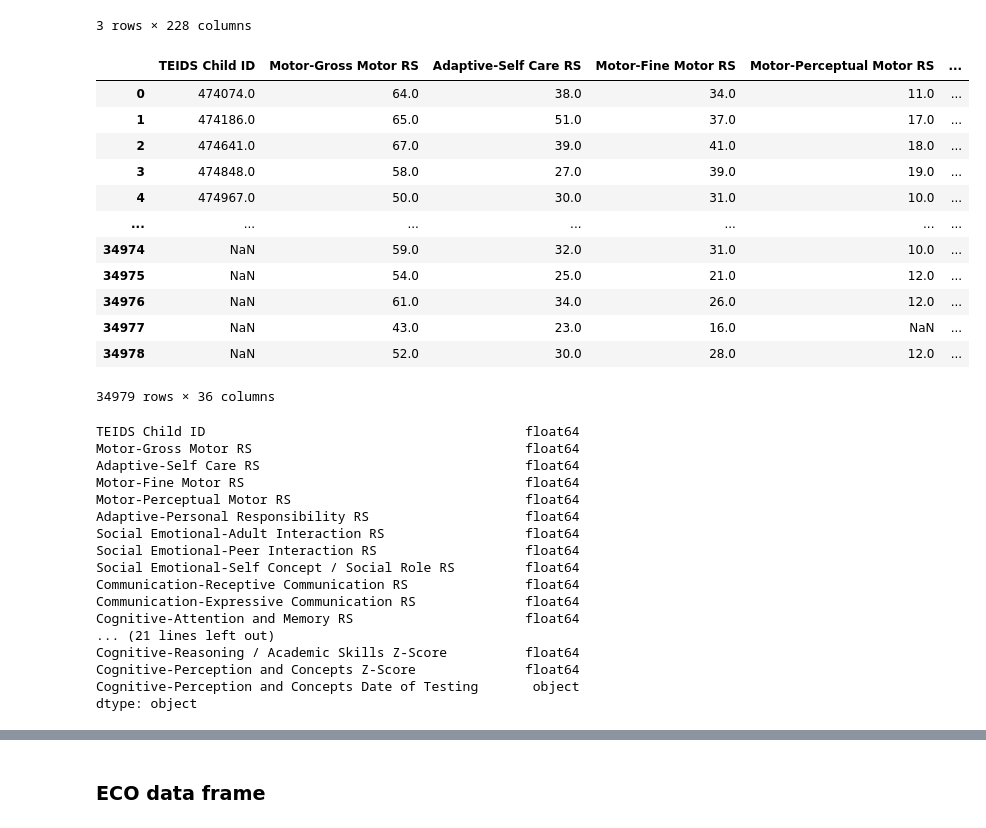
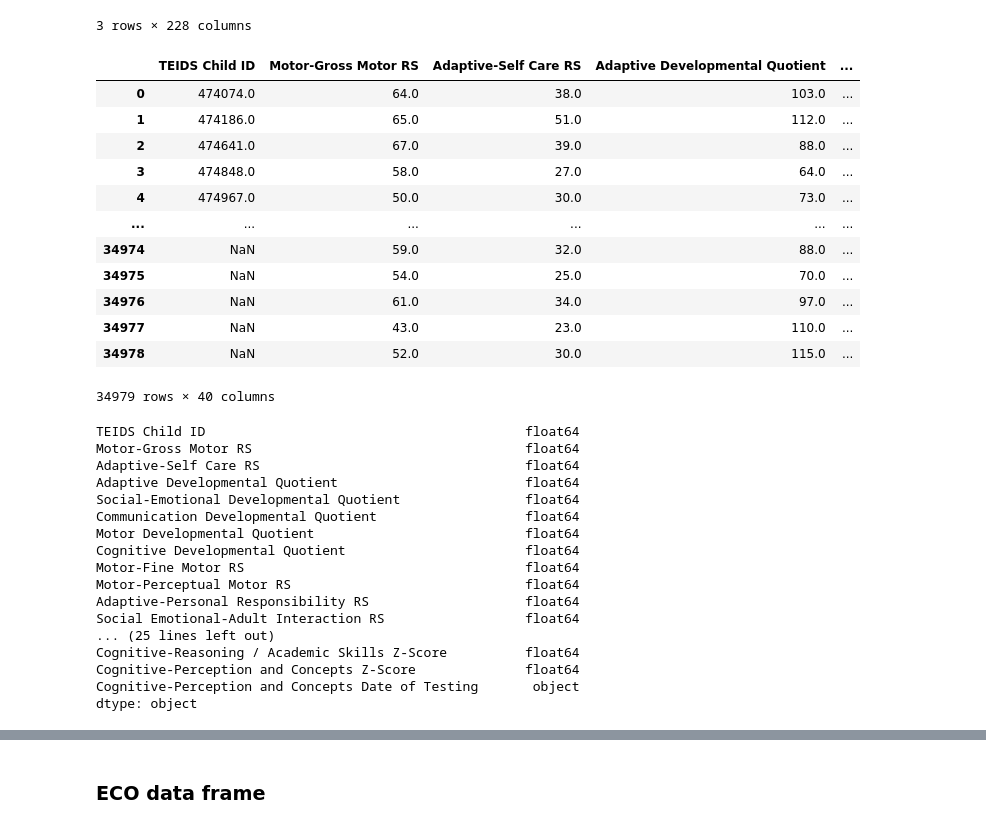
Before and after one commit to NSS-Data-Analytics-Cohort-13/teis-v-veena, a Jupyter notebook: notebook/teis_praveena_notebook.ipynb, the cells around one changed output, grey strips where cells are left out. Saved outputs shown, nothing was run; the diff lists cells and outputs as text; code cells hidden in the pictures.

```diff
--- a/notebook/teis_praveena_notebook.ipynb
+++ b/notebook/teis_praveena_notebook.ipynb
@@ -129,39 +136,39 @@ df_bdi3.head(3)
 | 2 | NaN | NaN | NaN | NaN | NaN | Tennessee Early Intervention Sys | ... |
 3 rows × 228 columns
 # %%
-bdi3_new_columns = df_bdi3[['TEIDS Child ID','Motor-Gross Motor RS', 'Adaptive-Self Care RS', 'Motor-Fine Motor RS', 'Motor-Perceptual Motor RS', 'Adaptive-Personal Responsibility RS', 'Social Emotional-Adult Interaction RS', 'Social Emotional-Peer Interaction RS','Social Emotional-Self Concept / Social Role RS','Communication-Receptive Communication RS','Communication-Expressive Communication RS','Cognitive-Attention and Memory RS','Cognitive-Reasoning / Academic Skills RS','Cognitive-Perception and Concepts RS', 'TEIDS Child ID', 'Motor-Fine Motor Date of Testing', 'BDI-3 Total Developmental Quotient', 'Adaptive Z-Score', 'Social-Emotional Z-Score', 'Communication Z-Score', 'Motor Z-Score', 'Cognitive Z-Score', 'Adaptive-Self Care Z-Score', 'Adaptive-Personal Responsibility Z-Score', 'Social Emotional-Adult Interaction Z-Score', 'Social Emotional-Peer Interaction Z-Score', 'Social Emotional-Self Concept / Social Role Z-Score', 'Communication-Receptive Communication Z-Score', 'Communication-Expressive Communication Z-Score', 'Motor-Gross Motor Z-Score', 'Motor-Fine Motor Z-Score', 'Motor-Perceptual Motor Z-Score', 'Cognitive-Attention and Memory Z-Score', 'Cognitive-Reasoning / Academic Skills Z-Score', 'Cognitive-Perception and Concepts Z-Score', 'Cognitive-Perception and Concepts Date of Testing']]
+bdi3_new_columns = df_bdi3[['TEIDS Child ID','Motor-Gross Motor RS', 'Adaptive-Self Care RS','Adaptive Developmental Quotient','Social-Emotional Developmental Quotient','Communication Developmental Quotient','Motor Developmental Quotient','Cognitive Developmental Quotient','Motor-Fine Motor RS', 'Motor-Perceptual Motor RS', 'Adaptive-Personal Responsibility RS', 'Social Emotional-Adult Interaction RS', 'Social Emotional-Peer Interaction RS','Social Emotional-Self Concept / Social Role RS','Communication-Receptive Communication RS','Communication-Expressive Communication RS','Cognitive-Attention and Memory RS','Cognitive-Reasoning / Academic Skills RS','Cognitive-Perception and Concepts RS', 'Motor-Fine Motor Date of Testing', 'BDI-3 Total Developmental Quotient', 'Adaptive Z-Score', 'Social-Emotional Z-Score', 'Communication Z-Score', 'Motor Z-Score', 'Cognitive Z-Score', 'Adaptive-Self Care Z-Score', 'Adaptive-Personal Responsibility Z-Score', 'Social Emotional-Adult Interaction Z-Score', 'Social Emotional-Peer Interaction Z-Score', 'Social Emotional-Self Concept / Social Role Z-Score', 'Communication-Receptive Communication Z-Score', 'Communication-Expressive Communication Z-Score', 'Motor-Gross Motor Z-Score', 'Motor-Fine Motor Z-Score', 'Motor-Perceptual Motor Z-Score', 'Cognitive-Attention and Memory Z-Score', 'Cognitive-Reasoning / Academic Skills Z-Score', 'Cognitive-Perception and Concepts Z-Score', 'Cognitive-Perception and Concepts Date of Testing']]
 bdi3_new_columns['TEIDS Child ID'].dropna()
 bdi3_new_columns
 # %% [output]
-|  | TEIDS Child ID | Motor-Gross Motor RS | Adaptive-Self Care RS | Motor-Fine Motor RS | Motor-Perceptual Motor RS | ... |
-| 0 | 474074.0 | 64.0 | 38.0 | 34.0 | 11.0 | ... |
-| 1 | 474186.0 | 65.0 | 51.0 | 37.0 | 17.0 | ... |
-| 2 | 474641.0 | 67.0 | 39.0 | 41.0 | 18.0 | ... |
-| 3 | 474848.0 | 58.0 | 27.0 | 39.0 | 19.0 | ... |
-| 4 | 474967.0 | 50.0 | 30.0 | 31.0 | 10.0 | ... |
-| ... | ... | ... | ... | ... | ... | ... |
-| 34974 | NaN | 59.0 | 32.0 | 31.0 | 10.0 | ... |
-| 34975 | NaN | 54.0 | 25.0 | 21.0 | 12.0 | ... |
-| 34976 | NaN | 61.0 | 34.0 | 26.0 | 12.0 | ... |
-| 34977 | NaN | 43.0 | 23.0 | 16.0 | NaN | ... |
-| 34978 | NaN | 52.0 | 30.0 | 28.0 | 12.0 | ... |
+|  | TEIDS Child ID | Motor-Gross Motor RS | Adaptive-Self Care RS | Adaptive Developmental Quotient | ... |
+| 0 | 474074.0 | 64.0 | 38.0 | 103.0 | ... |
+| 1 | 474186.0 | 65.0 | 51.0 | 112.0 | ... |
+| 2 | 474641.0 | 67.0 | 39.0 | 88.0 | ... |
+| 3 | 474848.0 | 58.0 | 27.0 | 64.0 | ... |
+| 4 | 474967.0 | 50.0 | 30.0 | 73.0 | ... |
+| ... | ... | ... | ... | ... | ... |
+| 34974 | NaN | 59.0 | 32.0 | 88.0 | ... |
+| 34975 | NaN | 54.0 | 25.0 | 70.0 | ... |
+| 34976 | NaN | 61.0 | 34.0 | 97.0 | ... |
+| 34977 | NaN | 43.0 | 23.0 | 110.0 | ... |
+| 34978 | NaN | 52.0 | 30.0 | 115.0 | ... |
-34979 rows × 36 columns
+34979 rows × 40 columns
 # %%
 bdi3_new_columns.dtypes
 # %% [output]
 TEIDS Child ID                                         float64
 Motor-Gross Motor RS                                   float64
 Adaptive-Self Care RS                                  float64
+Adaptive Developmental Quotient                        float64
+Social-Emotional Developmental Quotient                float64
+Communication Developmental Quotient                   float64
+Motor Developmental Quotient                           float64
+Cognitive Developmental Quotient                       float64
 Motor-Fine Motor RS                                    float64
 Motor-Perceptual Motor RS                              float64
 Adaptive-Personal Responsibility RS                    float64
 Social Emotional-Adult Interaction RS                  float64
-Social Emotional-Peer Interaction RS                   float64
-Social Emotional-Self Concept / Social Role RS         float64
-Communication-Receptive Communication RS               float64
-Communication-Expressive Communication RS              float64
-Cognitive-Attention and Memory RS                      float64
-... (21 lines left out)
+... (25 lines left out)
 Cognitive-Reasoning / Academic Skills Z-Score          float64
 Cognitive-Perception and Concepts Z-Score              float64
 Cognitive-Perception and Concepts Date of Testing       object
```
Also changed, not shown: parts of 57 cells of this notebook, 2 other files.
